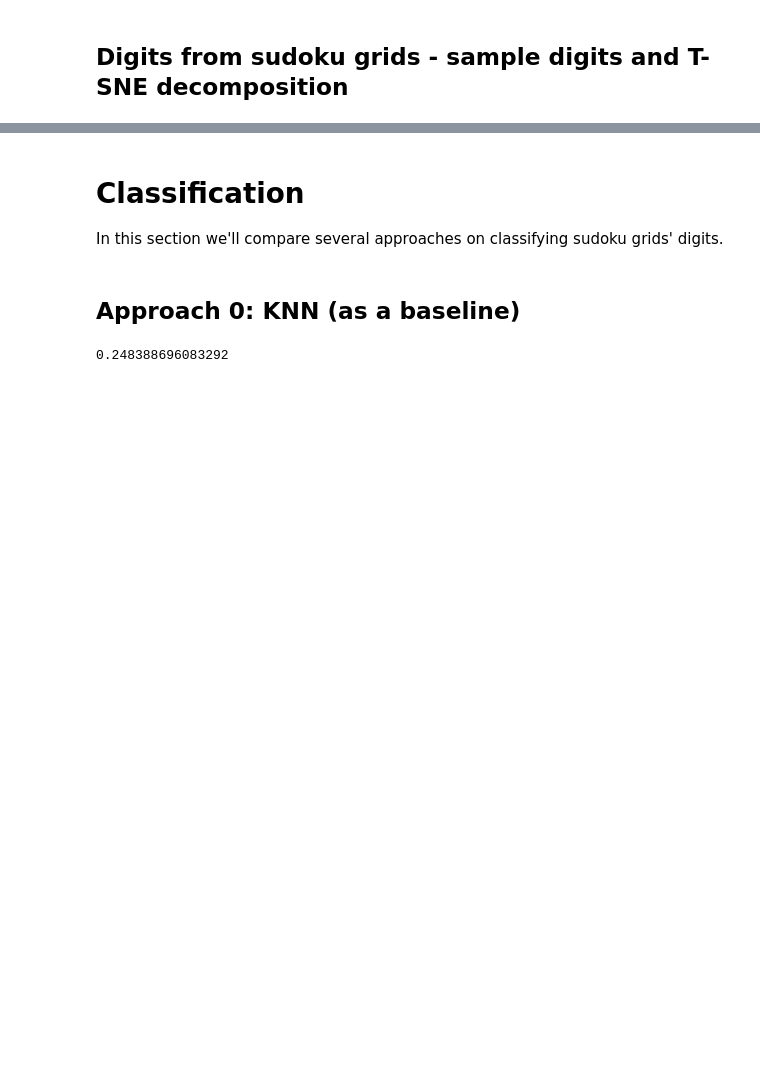
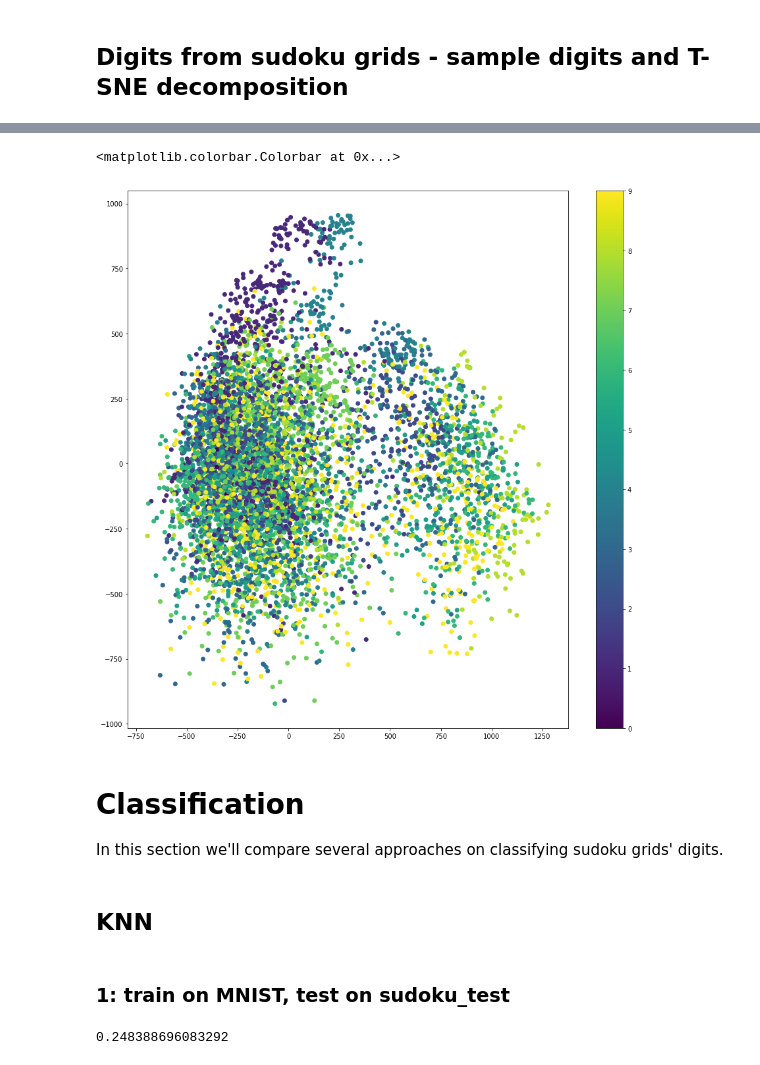
Before and after one commit to iCarrrot/nn_sudoku_project, a Jupyter notebook: Project.ipynb, the cells around one changed output, grey strips where cells are left out. Cells and saved outputs as stored; diff of their text form; code cells hidden in the pictures; blank space fills up the shorter version.

```diff
--- a/Project.ipynb
+++ b/Project.ipynb
@@ -189,9 +143,21 @@ present_dataset(grid_train_loader)
+# %%
+pca = PCA(n_components=2)
+X = pca.fit_transform(digits.reshape(-1, 28*28))
+X.shape
+plt.figure(figsize=(15,15))
+plt.scatter(X[:,0], X[:,1], c=digits_labels)
+plt.colorbar()
+# %% [output]
+<matplotlib.colorbar.Colorbar at 0x...>
+[figure, added]
 # %% [markdown]
 # Classification
 
 In this section we'll compare several approaches on classifying sudoku grids' digits.
-# %% [markdown]
-## Approach 0: KNN (as a baseline)
+# %% [markdown]
+## KNN
+# %% [markdown]
+### 1: train on MNIST, test on sudoku_test
 # %%
 X, y = get_pure_data(train_loader)
 clf = KNeighborsClassifier()
```
Also changed, not shown: parts of 21 cells of this notebook.
